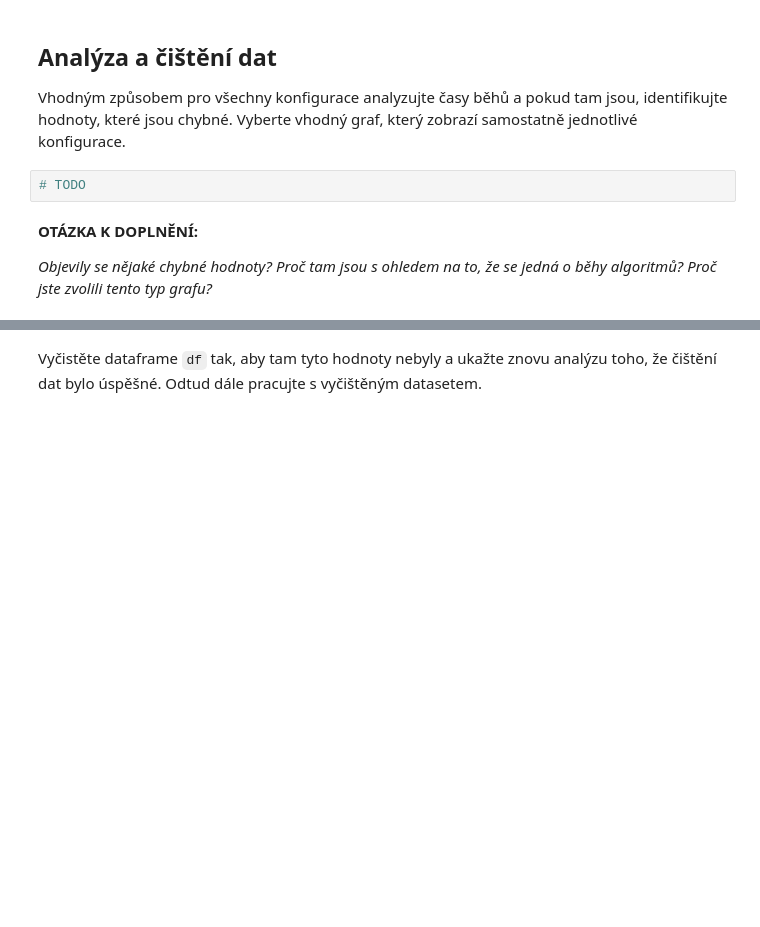
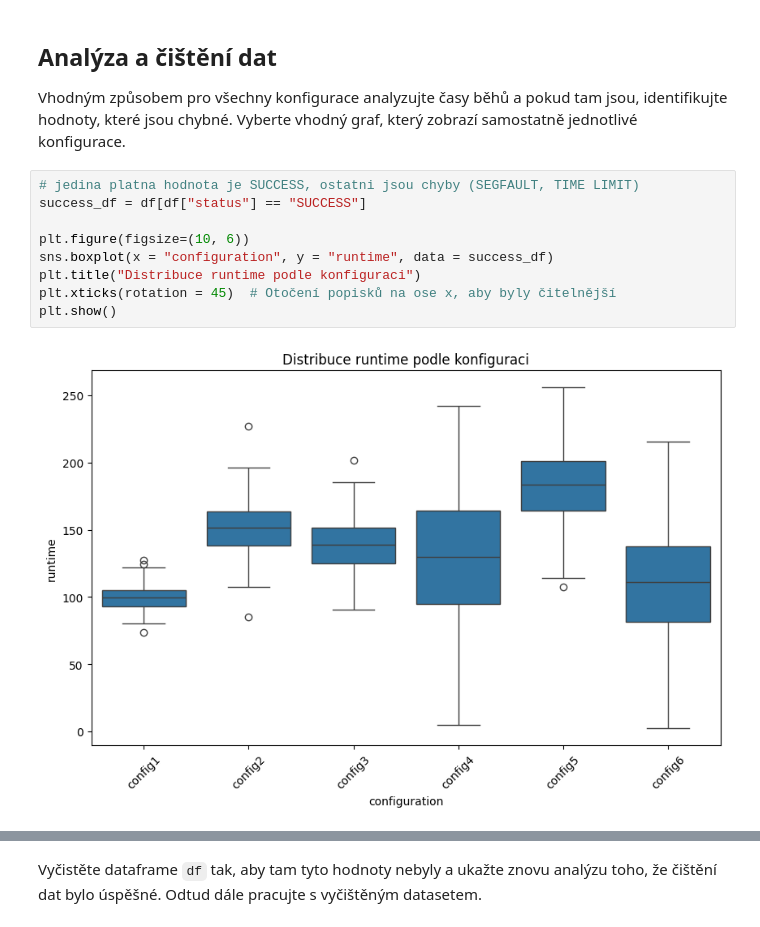
Before and after one commit to MOONYROS/VUT-MSP-projects, a Jupyter notebook: proj1/proj1.ipynb, the cells around one changed output, grey strips where cells are left out. Drawn from its saved outputs; the diff is of its cells as text; blank space fills up the shorter version.

```diff
--- a/proj1/proj1.ipynb
+++ b/proj1/proj1.ipynb
@@ -67,9 +67,14 @@ df["status"] = df["status"].astype("category")
 # %% [markdown]
 ## Analýza a čištění dat
 Vhodným způsobem pro všechny konfigurace analyzujte časy běhů a pokud tam jsou, identifikujte hodnoty, které jsou chybné. Vyberte vhodný graf, který zobrazí samostatně jednotlivé konfigurace.
-# %%
-# TODO
-# %% [markdown]
-__OTÁZKA K DOPLNĚNÍ:__
-
-_Objevily se nějaké chybné hodnoty? Proč tam jsou s ohledem na to, že se jedná o běhy algoritmů? Proč jste zvolili tento typ grafu?_
+# %%
+# jedina platna hodnota je SUCCESS, ostatni jsou chyby (SEGFAULT, TIME LIMIT)
+success_df = df[df["status"] == "SUCCESS"]
+
+plt.figure(figsize=(10, 6))
+sns.boxplot(x = "configuration", y = "runtime", data = success_df)
+plt.title("Distribuce runtime podle konfiguraci")
+plt.xticks(rotation = 45)  # Otočení popisků na ose x, aby byly čitelnější
+plt.show()
+# %% [output]
+[figure, added]
```
Also changed, not shown: parts of 1 cell of this notebook.
